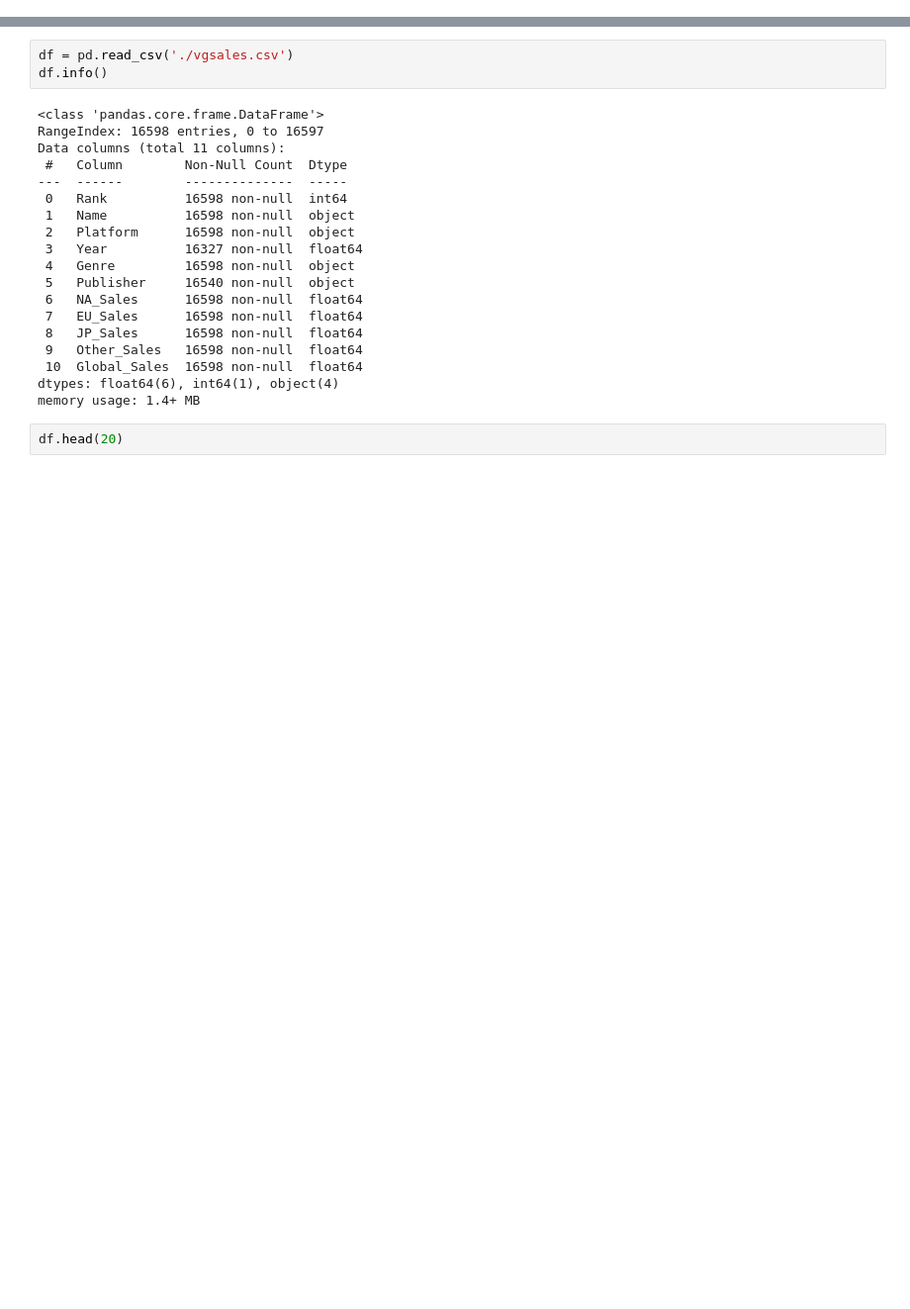
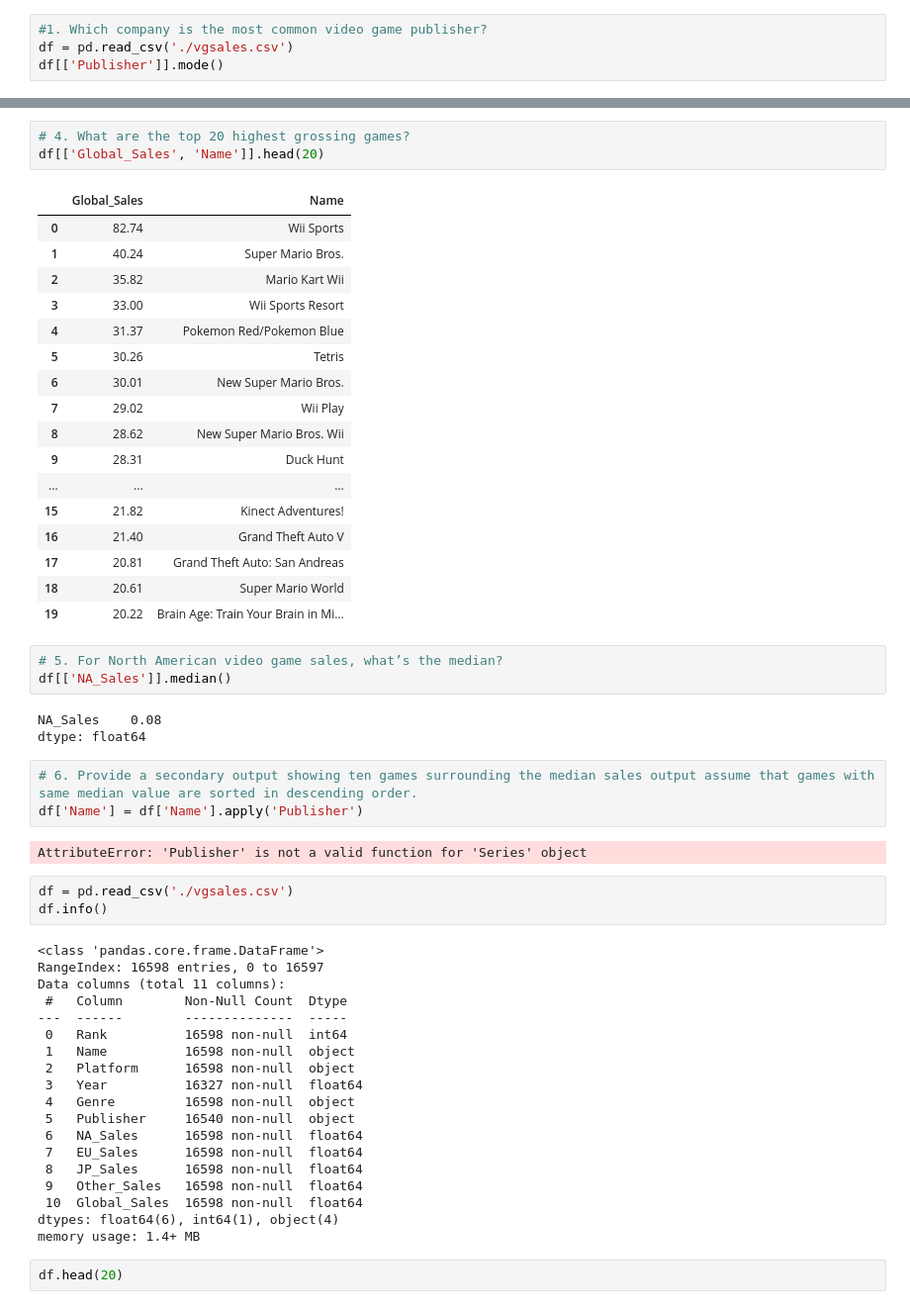
Before and after one commit to LeeThomas13/jupyter-notebooks, a Jupyter notebook: vg-stats/vg-stats.ipynb, the cells around one changed output, grey strips where cells are left out. Shown: that part at 99% size. Saved outputs shown, nothing was run; the diff lists cells and outputs as text; blank space fills up the shorter version.

```diff
--- a/vg-stats/vg-stats.ipynb
+++ b/vg-stats/vg-stats.ipynb
@@ -23,0 +73,4 @@ import pandas as pd
+# %%
+#1. Which company is the most common video game publisher?
+df = pd.read_csv('./vgsales.csv')
+df[['Publisher']].mode()
@@ -24,3 +92,35 @@ import pandas as pd
+# %%
+# 4. What are the top 20 highest grossing games?
+df[['Global_Sales', 'Name']].head(20)
+# %% [output]
+|  | Global_Sales | Name |
+| 0 | 82.74 | Wii Sports |
+| 1 | 40.24 | Super Mario Bros. |
+| 2 | 35.82 | Mario Kart Wii |
+| 3 | 33.00 | Wii Sports Resort |
+| 4 | 31.37 | Pokemon Red/Pokemon Blue |
+| 5 | 30.26 | Tetris |
+| 6 | 30.01 | New Super Mario Bros. |
+| 7 | 29.02 | Wii Play |
+| 8 | 28.62 | New Super Mario Bros. Wii |
+| 9 | 28.31 | Duck Hunt |
+| ... | ... | ... |
+| 15 | 21.82 | Kinect Adventures! |
+| 16 | 21.40 | Grand Theft Auto V |
+| 17 | 20.81 | Grand Theft Auto: San Andreas |
+| 18 | 20.61 | Super Mario World |
+| 19 | 20.22 | Brain Age: Train Your Brain in Mi... |
+# %%
+# 5. For North American video game sales, what’s the median?
+df[['NA_Sales']].median()
+# %% [output]
+NA_Sales    0.08
+dtype: float64
+# %%
+# 6. Provide a secondary output showing ten games surrounding the median sales output assume that games with same median value are sorted in descending order.
+df['Name'] = df['Name'].apply('Publisher')
+# %% [output]
+AttributeError: 'Publisher' is not a valid function for 'Series' object
 # %%
 df = pd.read_csv('./vgsales.csv')
 df.info()
```
Also changed, not shown: parts of 9 cells of this notebook.
